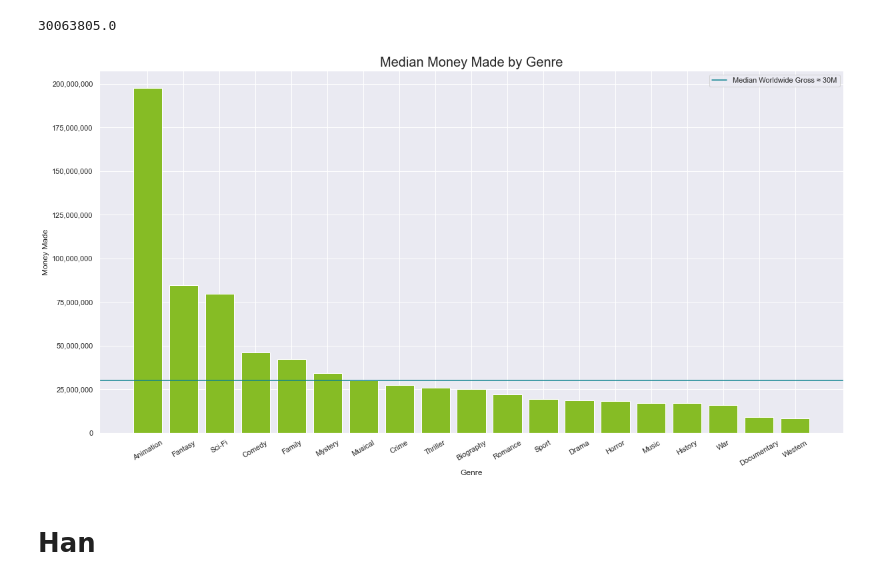
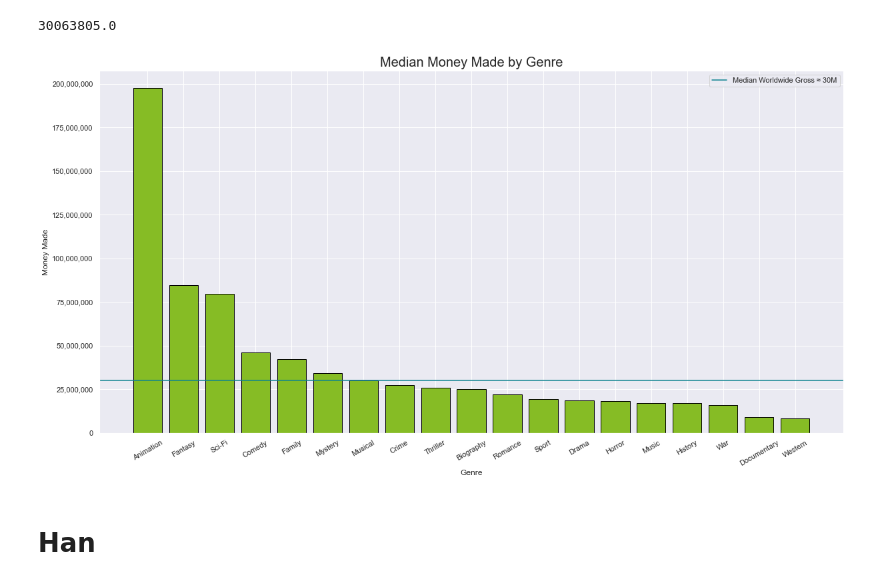
Before and after one commit to racday/ai-capstone, a Jupyter notebook: index.ipynb, the cells around one changed output. Saved outputs shown, nothing was run; the diff lists cells and outputs as text; code cells hidden in the pictures.

```diff
--- a/index.ipynb
+++ b/index.ipynb
@@ -429,35 +429,35 @@ sns.set_theme()
 cleaned_stats = movie_stats.drop(
     index='News').sort_values('Medians', ascending=False)
 
 #Create figure
 fig, ax = plt.subplots(figsize=(20,10))
 
 #Create a bar plot for all of the medians for each genre
 ax.bar(range(0,len(cleaned_stats['Medians'])),
-       list(cleaned_stats['Medians']), color = '#86BC25')
+       list(cleaned_stats['Medians']), color = '#86BC25',edgecolor = "black")
 
 #Creates the xticks
 ax.set_xticks(range(0,len(cleaned_stats['Medians'])))
 ax.set_xticklabels(list(cleaned_stats.index.values), rotation = 30)
 
 #Sets the tables and the titles
 ax.set_xlabel('Genre')
 ax.set_ylabel('Money Made')
 ax.set_title('Median Money Made by Genre', fontsize=20)
 #Cleans up the formatting of
 ax.get_yaxis().set_major_formatter(
     matplotlib.ticker.FuncFormatter(lambda x, p: format(int(x), ',')))
 
 #plot median income line
 plt.axhline(y = rating_and_budgets['worldwide_gross'].median(),
             color = '#0D8390', linestyle = '-',
             label = 'Median Worldwide Gross ≈ 30M')
 #Shows the legend
 ax.legend()
 
 plt.show()
 # %% [output]
-[figure, old version]
+[figure, new version]
 # %% [markdown]
 # Han
 # %% [markdown]
```
